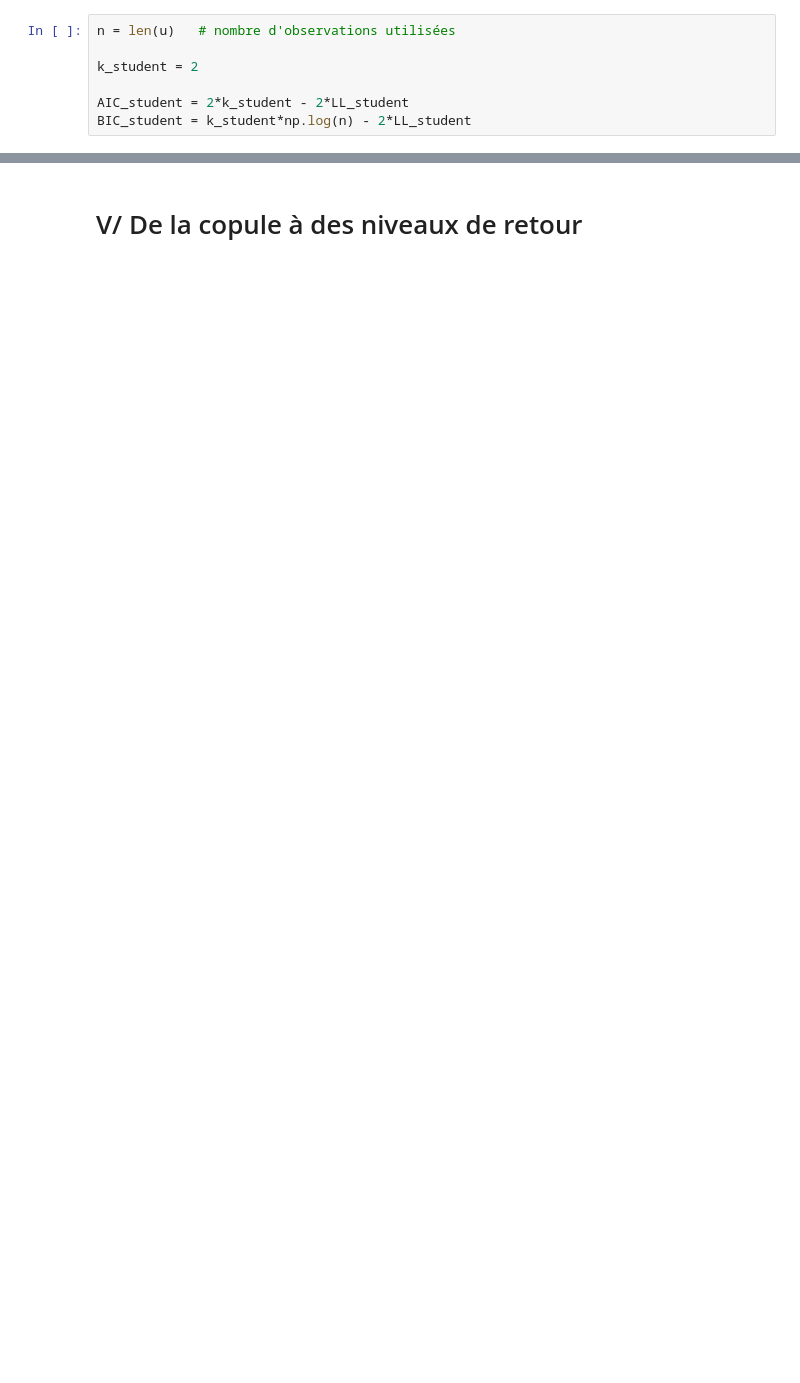
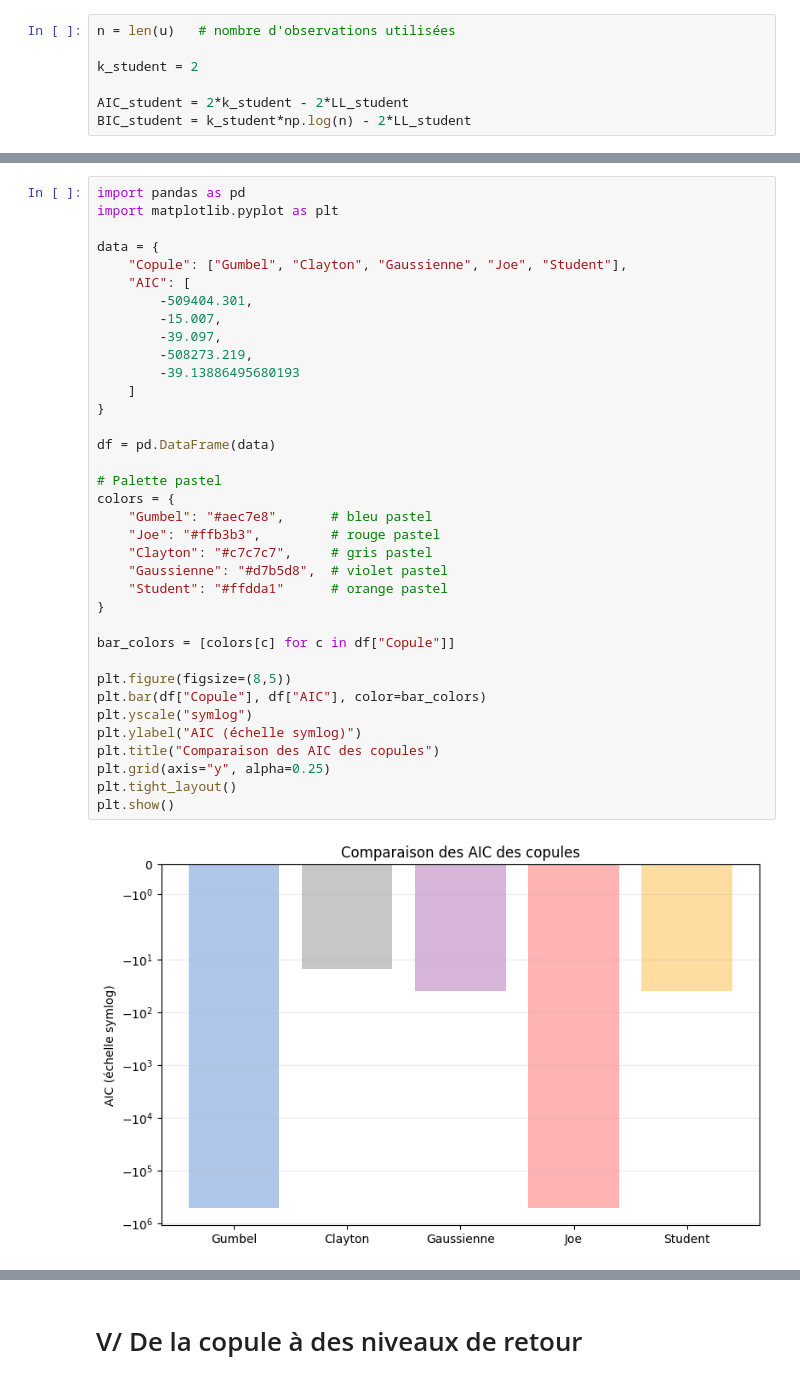
Before and after one commit to Faza20-lab/Projet_stats, a Jupyter notebook: Projet_stats.ipynb, the cells around one changed output, grey strips where cells are left out. Drawn from its saved outputs; the diff is of its cells as text; blank space fills up the shorter version.

```diff
--- a/Projet_stats.ipynb
+++ b/Projet_stats.ipynb
@@ -2822,0 +2650,38 @@ display(df_clean)
+# %%
+import pandas as pd
+import matplotlib.pyplot as plt
+
+data = {
+    "Copule": ["Gumbel", "Clayton", "Gaussienne", "Joe", "Student"],
+    "AIC": [
+        -509404.301,
+        -15.007,
+        -39.097,
+        -508273.219,
+        -39.13886495680193
+    ]
+}
+
+df = pd.DataFrame(data)
+
+# Palette pastel
+colors = {
+    "Gumbel": "#aec7e8",      # bleu pastel
+    "Joe": "#ffb3b3",         # rouge pastel
+    "Clayton": "#c7c7c7",     # gris pastel
+    "Gaussienne": "#d7b5d8",  # violet pastel
+    "Student": "#ffdda1"      # orange pastel
+}
+
+bar_colors = [colors[c] for c in df["Copule"]]
+
+plt.figure(figsize=(8,5))
+plt.bar(df["Copule"], df["AIC"], color=bar_colors)
+plt.yscale("symlog")
+plt.ylabel("AIC (échelle symlog)")
+plt.title("Comparaison des AIC des copules")
+plt.grid(axis="y", alpha=0.25)
+plt.tight_layout()
+plt.show()
+# %% [output]
+[figure, added]
```
Also changed, not shown: parts of 73 cells of this notebook.
